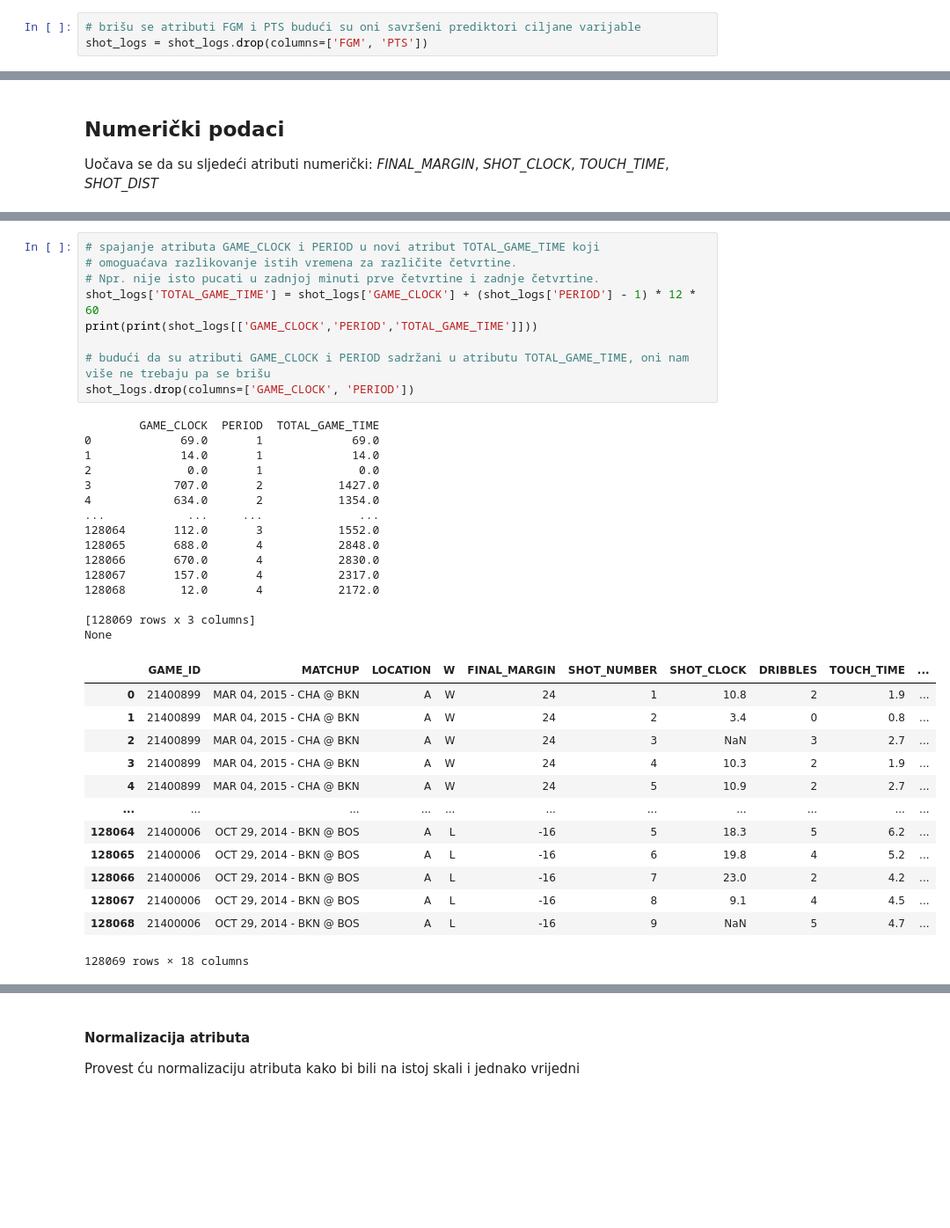
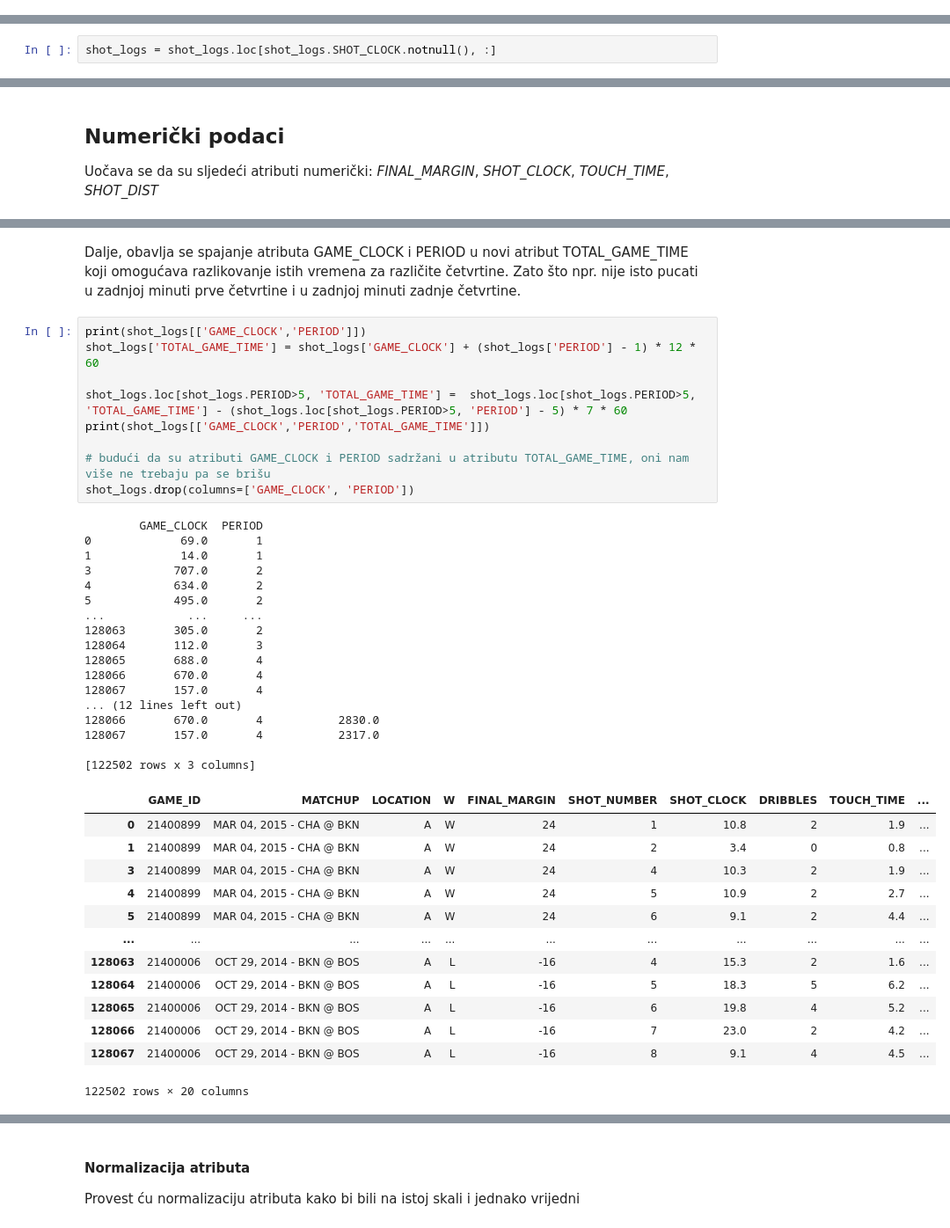
Before and after one commit to MladenDzida/NBA-Shot-Prediction, a Jupyter notebook: nba_shot_prediction.ipynb, the cells around one changed output, grey strips where cells are left out. Shown at 88% size. Cells and saved outputs as stored; diff of their text form; blank space fills up the shorter version.

```diff
--- a/nba_shot_prediction.ipynb
+++ b/nba_shot_prediction.ipynb
@@ -37,4 +31 @@ player_id
 BROJ PRIMJERA:  128069
-# %%
-# brišu se atributi FGM i PTS budući su oni savršeni prediktori ciljane varijable
-shot_logs = shot_logs.drop(columns=['FGM', 'PTS'])
@@ -56,0 +110,2 @@ shot_logs.describe(include='all')
+# %%
+shot_logs = shot_logs.loc[shot_logs.SHOT_CLOCK.notnull(), :]
@@ -150,38 +240,43 @@ Name: GAME_CLOCK, Length: 128069, dtype: float64
+# %% [markdown]
+Dalje, obavlja se spajanje atributa GAME_CLOCK i PERIOD u novi atribut TOTAL_GAME_TIME koji omogućava razlikovanje istih vremena za različite četvrtine.
+Zato što npr. nije isto pucati u zadnjoj minuti prve četvrtine i u zadnjoj minuti zadnje četvrtine.
 # %%
-# spajanje atributa GAME_CLOCK i PERIOD u novi atribut TOTAL_GAME_TIME koji
-# omoguaćava razlikovanje istih vremena za različite četvrtine.
-# Npr. nije isto pucati u zadnjoj minuti prve četvrtine i zadnje četvrtine.
+print(shot_logs[['GAME_CLOCK','PERIOD']])
 shot_logs['TOTAL_GAME_TIME'] = shot_logs['GAME_CLOCK'] + (shot_logs['PERIOD'] - 1) * 12 * 60
-print(print(shot_logs[['GAME_CLOCK','PERIOD','TOTAL_GAME_TIME']]))
+
+shot_logs.loc[shot_logs.PERIOD>5, 'TOTAL_GAME_TIME'] =  shot_logs.loc[shot_logs.PERIOD>5, 'TOTAL_GAME_TIME'] - (shot_logs.loc[shot_logs.PERIOD>5, 'PERIOD'] - 5) * 7 * 60
+print(shot_logs[['GAME_CLOCK','PERIOD','TOTAL_GAME_TIME']])
 
 # budući da su atributi GAME_CLOCK i PERIOD sadržani u atributu TOTAL_GAME_TIME, oni nam više ne trebaju pa se brišu
 shot_logs.drop(columns=['GAME_CLOCK', 'PERIOD'])
 # %% [output]
-        GAME_CLOCK  PERIOD  TOTAL_GAME_TIME
-0             69.0       1             69.0
-1             14.0       1             14.0
-2              0.0       1              0.0
-3            707.0       2           1427.0
-4            634.0       2           1354.0
-...            ...     ...              ...
-128064       112.0       3           1552.0
-128065       688.0       4           2848.0
+        GAME_CLOCK  PERIOD
+0             69.0       1
+1             14.0       1
+3            707.0       2
+4            634.0       2
+5            495.0       2
+...            ...     ...
+128063       305.0       2
+128064       112.0       3
+128065       688.0       4
+128066       670.0       4
+128067       157.0       4
+... (12 lines left out)
 128066       670.0       4           2830.0
 128067       157.0       4           2317.0
-128068        12.0       4           2172.0
 
-[128069 rows x 3 columns]
-None
+[122502 rows x 3 columns]
 |  | GAME_ID | MATCHUP | LOCATION | W | FINAL_MARGIN | SHOT_NUMBER | SHOT_CLOCK | DRIBBLES | TOUCH_TIME | ... |
 | 0 | 21400899 | MAR 04, 2015 - CHA @ BKN | A | W | 24 | 1 | 10.8 | 2 | 1.9 | ... |
 | 1 | 21400899 | MAR 04, 2015 - CHA @ BKN | A | W | 24 | 2 | 3.4 | 0 | 0.8 | ... |
-| 2 | 21400899 | MAR 04, 2015 - CHA @ BKN | A | W | 24 | 3 | NaN | 3 | 2.7 | ... |
 | 3 | 21400899 | MAR 04, 2015 - CHA @ BKN | A | W | 24 | 4 | 10.3 | 2 | 1.9 | ... |
 | 4 | 21400899 | MAR 04, 2015 - CHA @ BKN | A | W | 24 | 5 | 10.9 | 2 | 2.7 | ... |
+| 5 | 21400899 | MAR 04, 2015 - CHA @ BKN | A | W | 24 | 6 | 9.1 | 2 | 4.4 | ... |
 | ... | ... | ... | ... | ... | ... | ... | ... | ... | ... | ... |
+| 128063 | 21400006 | OCT 29, 2014 - BKN @ BOS | A | L | -16 | 4 | 15.3 | 2 | 1.6 | ... |
 | 128064 | 21400006 | OCT 29, 2014 - BKN @ BOS | A | L | -16 | 5 | 18.3 | 5 | 6.2 | ... |
 | 128065 | 21400006 | OCT 29, 2014 - BKN @ BOS | A | L | -16 | 6 | 19.8 | 4 | 5.2 | ... |
 | 128066 | 21400006 | OCT 29, 2014 - BKN @ BOS | A | L | -16 | 7 | 23.0 | 2 | 4.2 | ... |
 | 128067 | 21400006 | OCT 29, 2014 - BKN @ BOS | A | L | -16 | 8 | 9.1 | 4 | 4.5 | ... |
-| 128068 | 21400006 | OCT 29, 2014 - BKN @ BOS | A | L | -16 | 9 | NaN | 5 | 4.7 | ... |
-128069 rows × 18 columns
+122502 rows × 20 columns
```
Also changed, not shown: parts of 34 cells of this notebook.
